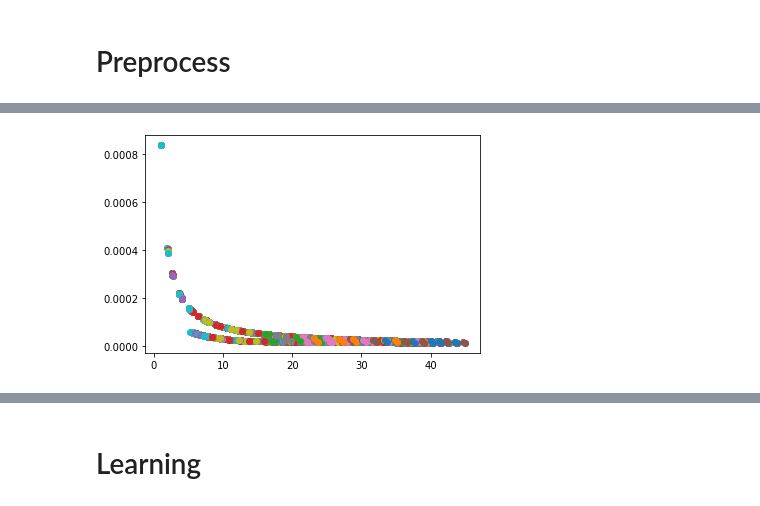
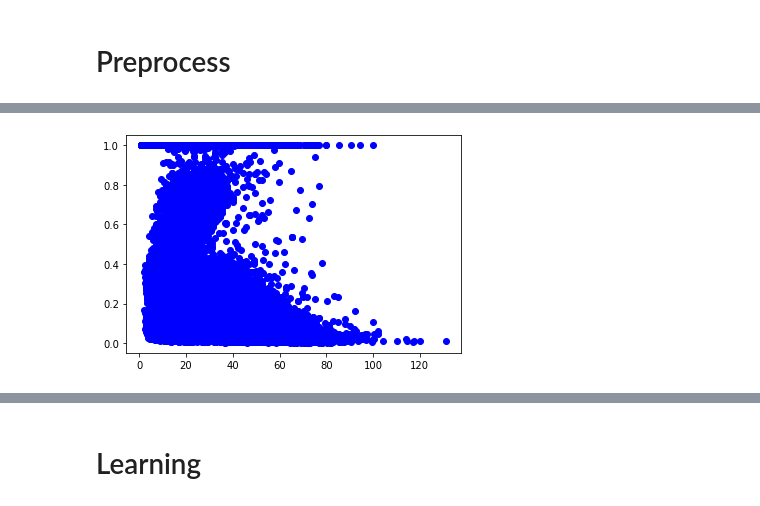
Before and after one commit to ukunliu/WSN_simulation, a Jupyter notebook: Simulation/transfer_learning.ipynb, the cells around one changed output, grey strips where cells are left out. Drawn from its saved outputs; the diff is of its cells as text; code cells hidden in the pictures.

Commit message:
map_with_building

```diff
--- a/Simulation/transfer_learning.ipynb
+++ b/Simulation/transfer_learning.ipynb
@@ -16,7 +12,15 @@ toulouse_20 = 'toulouse_square_20'
+# %%
+london_20 = 'london_square_20'
+paris_20 = 'paris_square_20'
+toulouse_20 = 'toulouse_square_20'
+
+base_ld = f'./dataset/data_with_building/london_square_20_cell.mat'
+base_pr = f'./dataset/data_with_building/{paris_20}_cell.mat'
+base_tl = f'./dataset/data_with_building/{toulouse_20}_cell.mat'
 # %%
-meta_ld, cirs_ld, dist_ld, Y_all_ld, RX_all_ld = read_mat(london_20)
-meta_pr, cirs_pr, dist_pr, Y_all_pr, RX_all_pr = read_mat(paris_20)
-meta_toul, cirs_toul, dist_toul, Y_all_toul, RX_all_toul = read_mat(toulouse_20)
+meta_ld, cirs_ld, dist_ld, Y_all_ld, RX_all_ld = read_mat(base_ld, london_20)
+meta_pr, cirs_pr, dist_pr, Y_all_pr, RX_all_pr = read_mat(base_pr, paris_20)
+meta_toul, cirs_toul, dist_toul, Y_all_toul, RX_all_toul = read_mat(base_tl, toulouse_20)
 # %%
 geodesic(Y_all_ld[0], Y_all_ld[22]), geodesic(Y_all_toul[0], Y_all_toul[22])
 # %% [output]
@@ -52,0 +59,24 @@ X_toul = ext_toul.amplitute_feature(ext_ld.max_reflection)
+# %%
+x_pre = []
+max_len = 10
+for j in range(T):
+    cir_t = [] # channel impulse response for a transmitter
+    for i in range(S):
+        c_tmp = cirs_ld[j, i].copy()
+        m, n = c_tmp.shape
+        if m < 2:
+            # c_amp = np.zeros((1,max_len))
+            c_amp = [0] * max_len
+        else:
+            if n > max_len:
+                c_amp = abs(c_tmp[1, 0:max_len])
+            else:
+                c_amp = abs(np.pad(c_tmp[1, :], (0, max_len-n),  constant_values=0))
+            # c_amp = abs(c_tmp[1, :])
+
+        # cir_shaped = np.pad(c_amp, (0, 5 - n), constant_values=0)
+        cir_t.extend(c_amp)
+
+    x_pre.append(np.array(cir_t))
+
+X_amp = np.array(x_pre)
@@ -53,20 +122,20 @@ X_toul = ext_toul.amplitute_feature(ext_ld.max_reflection)
 # %%
 from sklearn.neighbors import KernelDensity
 # %%
-cir_profile = cirs_pr
+cir_profile = cirs_ld
 
 T, S = cir_profile.shape
 
 x_pre = []
 for j in range(T):
     cir_t = [] # channel impulse response for a transmitter
     for i in range(S):
         c_tmp = cir_profile[j, i].copy()
         c_tmp[0, :] = c_tmp[0, :] * 10 ** 7 # normalize the delay seconds
 
         m, n = c_tmp.shape
         if m == 2:
             c_tmp[1, :] = abs(c_tmp[1, :])
-        plt.scatter(c_tmp[0, :], c_tmp[1, :])
+            plt.scatter(c_tmp[0, :], c_tmp[1, :]/c_tmp[1,0], c='b')
 # %% [output]
-[figure, old version]
+[figure, new version]
```
Also changed, not shown: parts of 11 cells of this notebook, 14 other files.
